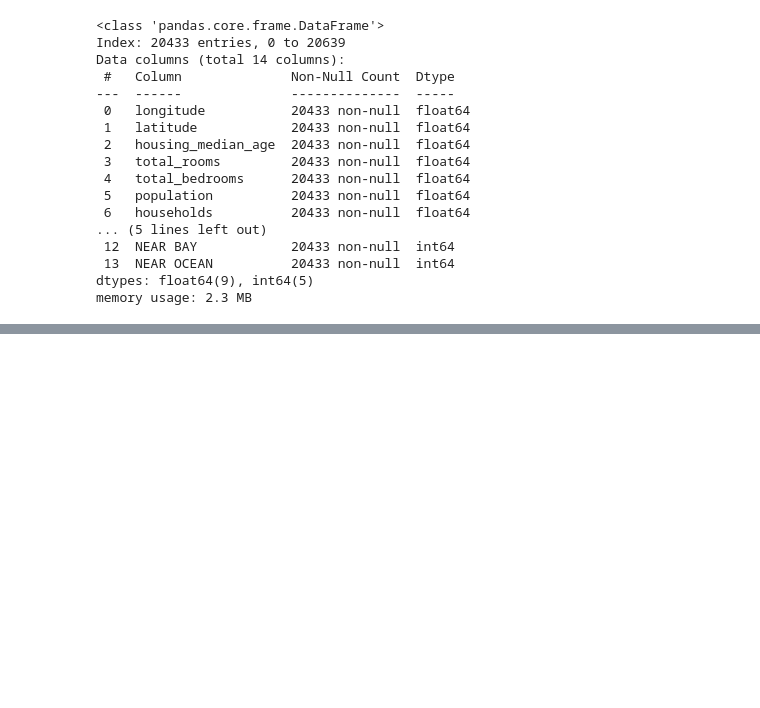
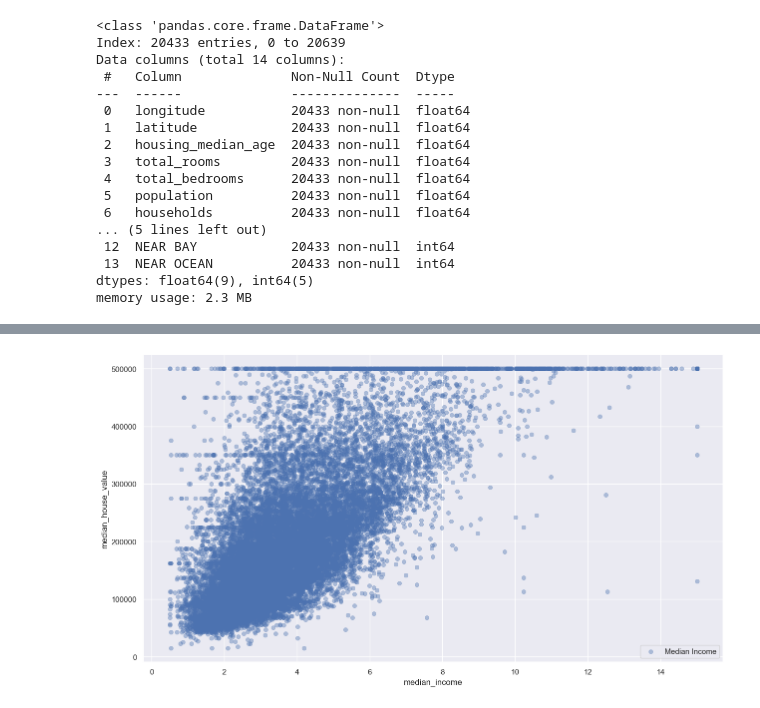
Before and after one commit to iaaron-xyz/housing-prices-prediction-cal, a Jupyter notebook: housing_prices.ipynb, the cells around one changed output, grey strips where cells are left out. Cells and saved outputs as stored; diff of their text form; code cells hidden in the pictures; blank space fills up the shorter version.

```diff
--- a/housing_prices.ipynb
+++ b/housing_prices.ipynb
@@ -181,0 +257,13 @@ memory usage: 2.3 MB
+# %%
+sns.scatterplot(
+    x="median_income",
+    y="median_house_value",
+    data=dfc,
+    label="Median Income",
+    edgecolor=None,
+    alpha=0.4,
+)
+plt.legend()
+plt.show()
+# %% [output]
+[figure, added]
```
Also changed, not shown: parts of 39 cells of this notebook, 1 other file.
